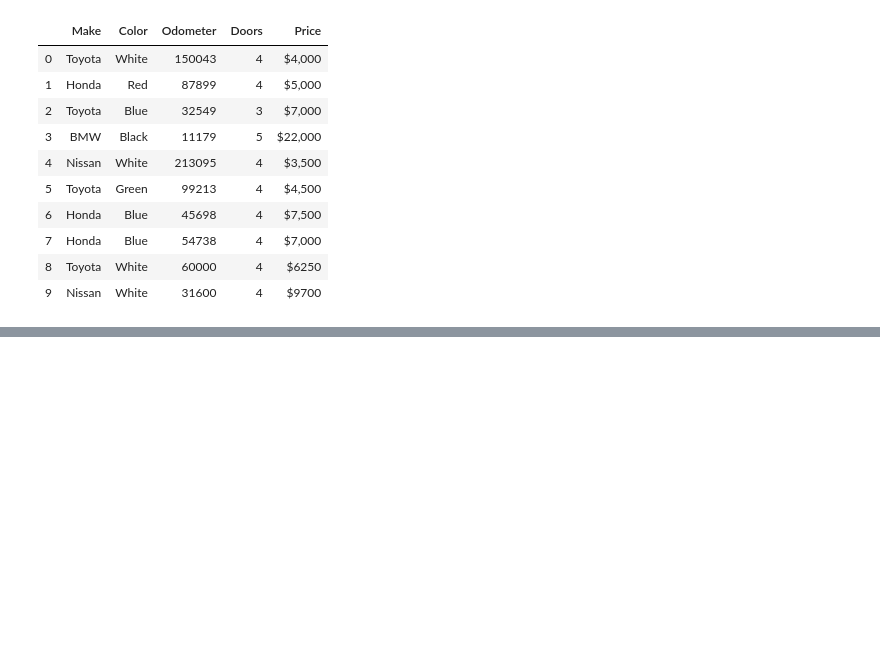
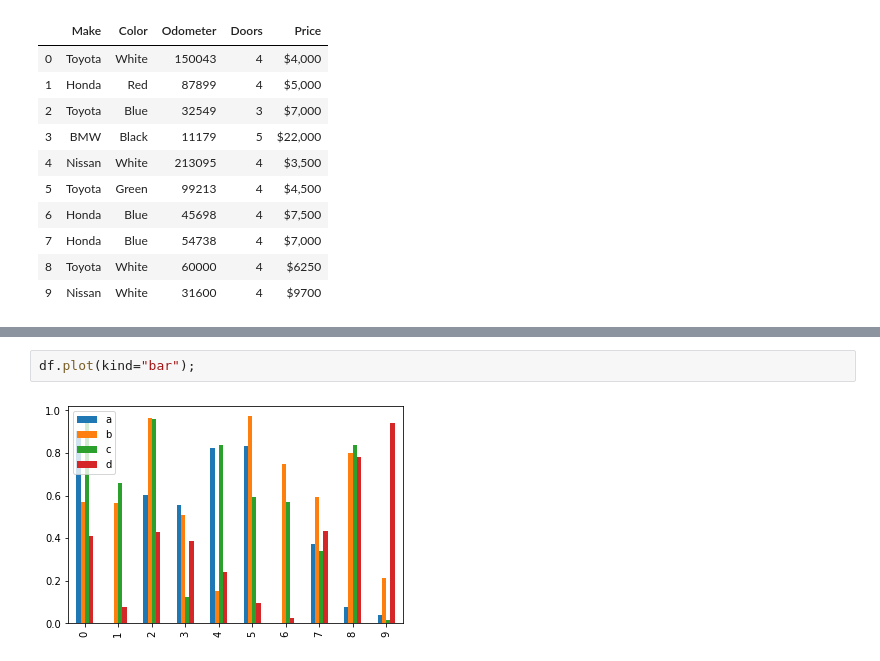
Before and after one commit to TanujaShinde04/DataAnalysis-MachineLearning-NeuralNetworks_Udemy, a Jupyter notebook: Introduction_to_Matplotlib.ipynb, the cells around one changed output, grey strips where cells are left out. Drawn from its saved outputs; the diff is of its cells as text; blank space fills up the shorter version.

```diff
--- a/Introduction_to_Matplotlib.ipynb
+++ b/Introduction_to_Matplotlib.ipynb
@@ -196,0 +289,4 @@ car_sales
+# %%
+df.plot(kind="bar");
+# %% [output]
+[figure, added]
```
Also changed, not shown: parts of 29 cells of this notebook, 1 other file.
